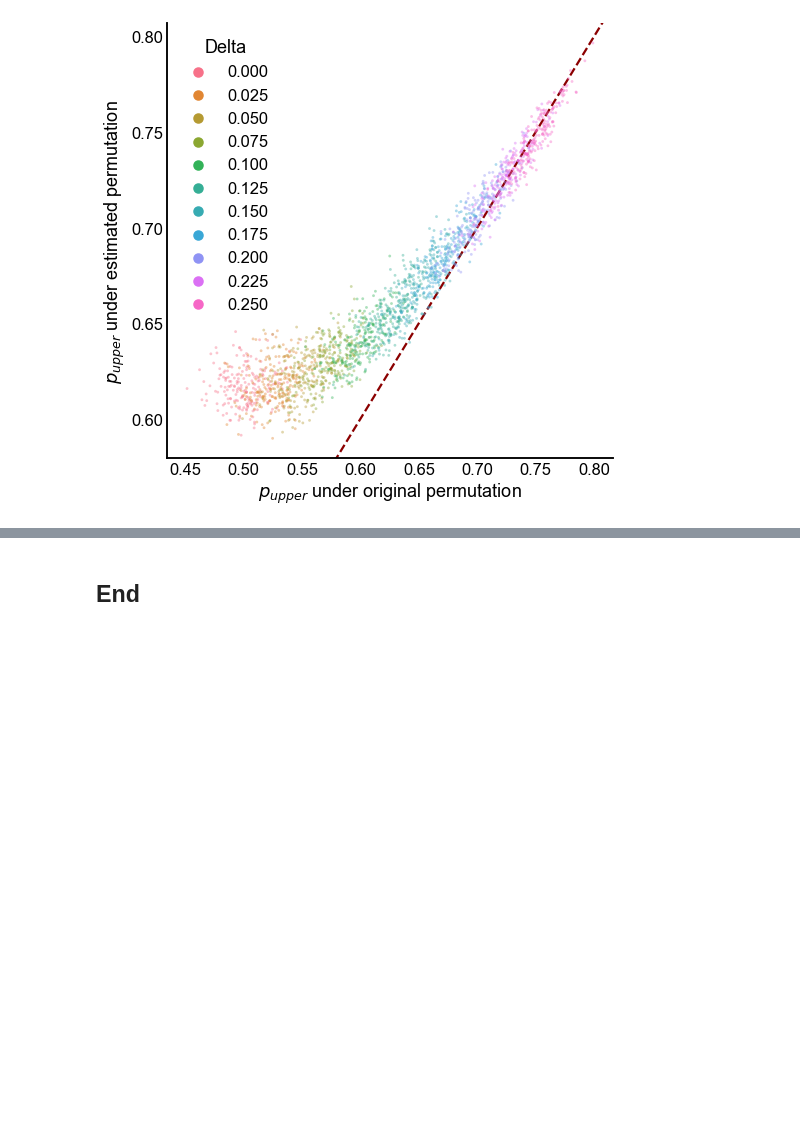
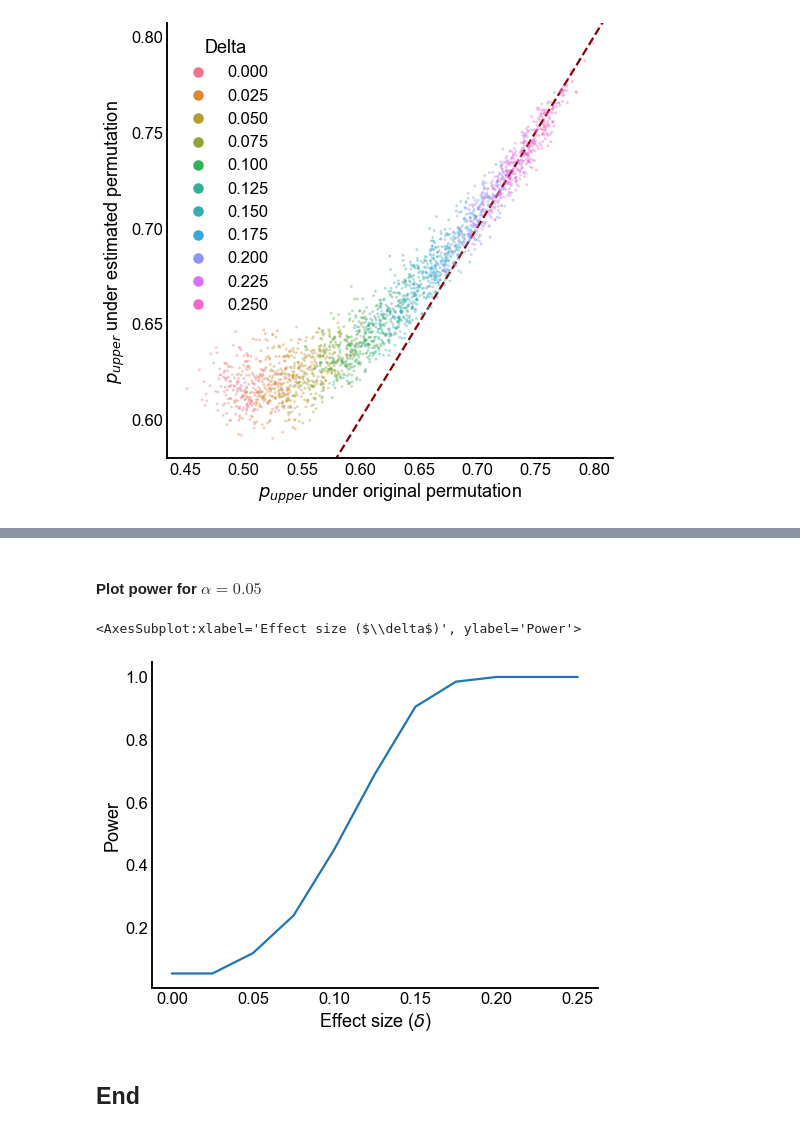
Before and after one commit to neurodata/maggot_connectome, a Jupyter notebook: docs/feedforwardness_sims.ipynb, the cells around one changed output, grey strips where cells are left out. Drawn from its saved outputs; the diff is of its cells as text; code cells hidden in the pictures; blank space fills up the shorter version.

```diff
--- a/docs/feedforwardness_sims.ipynb
+++ b/docs/feedforwardness_sims.ipynb
@@ -303,3 +448,10 @@ ax.set(
+# %% [markdown]
+#### Plot power for $\alpha = 0.05$
+# %%
+plot_power(results)
+# %% [output]
+<AxesSubplot:xlabel='Effect size ($\\delta$)', ylabel='Power'>
+[figure, added]
 # %% [markdown]
 ## End
 # %%
```
Also changed, not shown: parts of 31 cells of this notebook, 1 other file.
